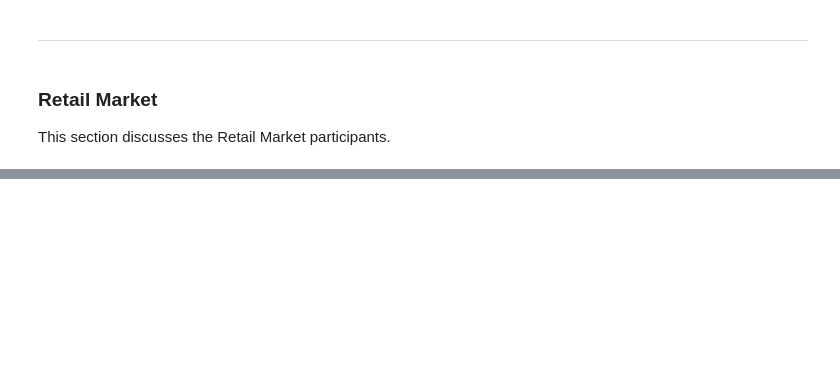
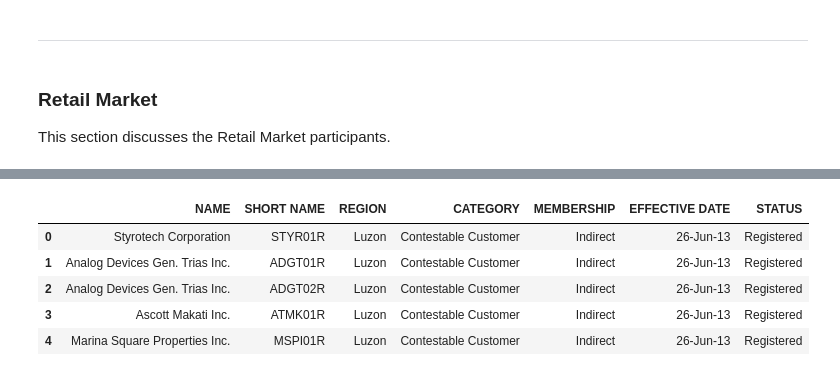
Before and after one commit to emmandecena/jupyterbook, a Jupyter notebook: _sources/docs/energymarket.ipynb, the cells around one changed output, grey strips where cells are left out. Cells and saved outputs as stored; diff of their text form; code cells hidden in the pictures; blank space fills up the shorter version.

```diff
--- a/_sources/docs/energymarket.ipynb
+++ b/_sources/docs/energymarket.ipynb
@@ -208,2 +235,9 @@ df_retail['CATEGORY'].unique()
 # %%
-df_retail[df_retail['CATEGORY'] =='Contestable Customer'].head(n=20)
+df_retail[df_retail['CATEGORY'] =='Contestable Customer'].head().style.set_table_styles(styles)
+# %% [output]
+|  | NAME | SHORT NAME | REGION | CATEGORY | MEMBERSHIP | EFFECTIVE DATE | STATUS |
+| 0 | Styrotech Corporation | STYR01R | Luzon | Contestable Customer | Indirect | 26-Jun-13 | Registered |
+| 1 | Analog Devices Gen. Trias Inc. | ADGT01R | Luzon | Contestable Customer | Indirect | 26-Jun-13 | Registered |
+| 2 | Analog Devices Gen. Trias Inc. | ADGT02R | Luzon | Contestable Customer | Indirect | 26-Jun-13 | Registered |
+| 3 | Ascott Makati Inc. | ATMK01R | Luzon | Contestable Customer | Indirect | 26-Jun-13 | Registered |
+| 4 | Marina Square Properties Inc. | MSPI01R | Luzon | Contestable Customer | Indirect | 26-Jun-13 | Registered |
```
Also changed, not shown: parts of 26 cells of this notebook, 24 other files.
